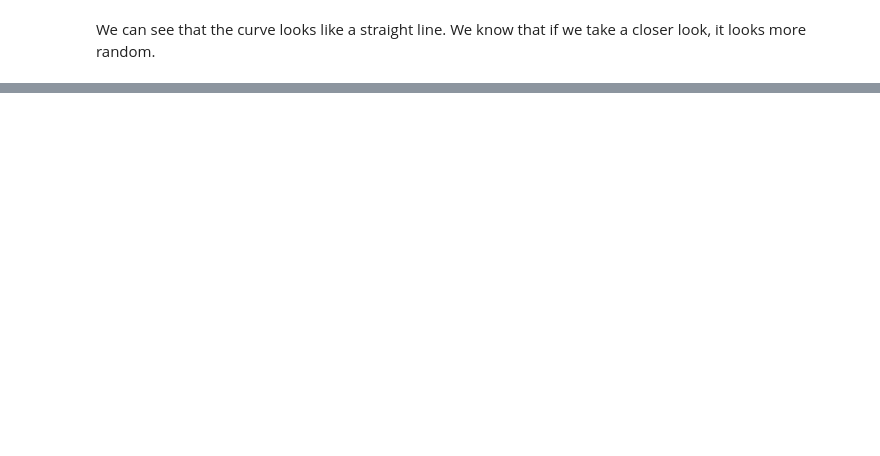
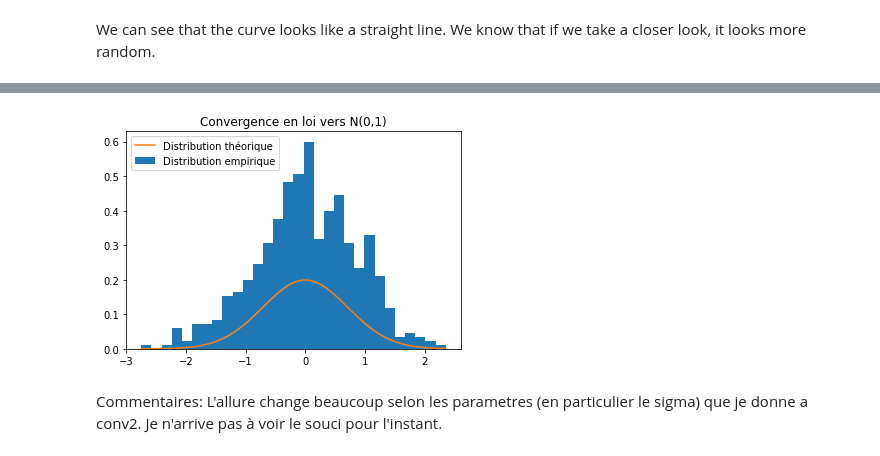
Before and after one commit to joaaanko/4GMM_PIR_Actuariat, a Jupyter notebook: Poisson process first theorems.ipynb, the cells around one changed output, grey strips where cells are left out. Saved outputs shown, nothing was run; the diff lists cells and outputs as text; code cells hidden in the pictures; blank space fills up the shorter version.

```diff
--- a/Poisson process first theorems.ipynb
+++ b/Poisson process first theorems.ipynb
@@ -58,0 +110,25 @@ t=100000
+# %%
+def conv2 (lamb, sigm, L):
+
+    X=[]
+    for t in L:
+        T,n=poiss(t,lamb)
+        X+=[(n-lamb*t)/np.sqrt((sigm**2)*(lamb**3)*t)]
+    plt.hist(X,bins=30,density=True,label='Distribution empirique')
+    tt=np.linspace(min(X),max(X))
+    normal=[1/(sqrt(2*pi*1**2)) * exp(-((x)**2))/(2*1**2) for x in tt] #la loi N(0,1)
+    plt.plot(tt,normal,label='Distribution théorique')
+    plt.legend()
+
+    plt.title("Convergence en loi vers N(0,1)")
+
+    plt.show()
+    return X
+# %%
+L=np.linspace (1,10000,500)
+
+X=conv2(3,0.4,L)
+# %% [output]
+[figure, added]
+# %% [markdown]
+Commentaires: L'allure change beaucoup selon les parametres (en particulier le sigma) que je donne a conv2. Je n'arrive pas à voir le souci pour l'instant.
```
Also changed, not shown: parts of 10 cells of this notebook.
